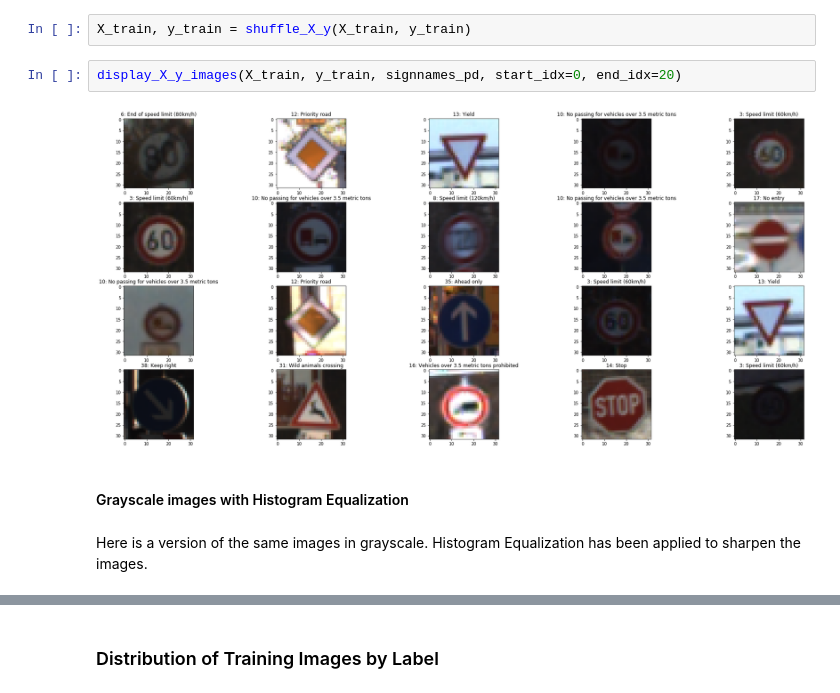
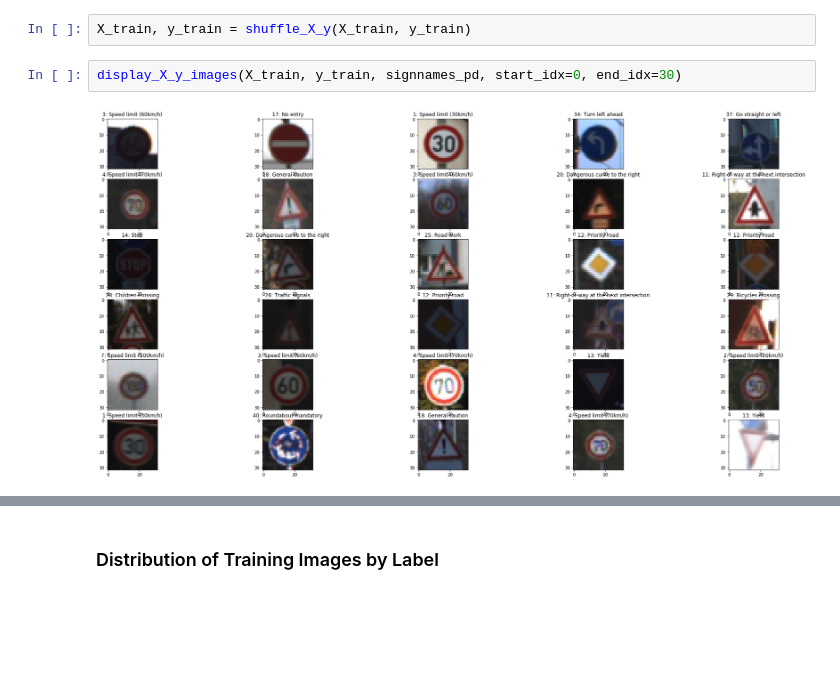
Before and after one commit to ekkus93/CarND-Traffic-Sign-Classifier-Project, a Jupyter notebook: Traffic_Sign_Classifier.ipynb, the cells around one changed output, grey strips where cells are left out. Drawn from its saved outputs; the diff is of its cells as text; blank space fills up the shorter version.

```diff
--- a/Traffic_Sign_Classifier.ipynb
+++ b/Traffic_Sign_Classifier.ipynb
@@ -239,11 +216,6 @@ Here are sample images from the training set.
 # %%
 X_train, y_train = shuffle_X_y(X_train, y_train)
 # %%
-display_X_y_images(X_train, y_train, signnames_pd, start_idx=0, end_idx=20)
+display_X_y_images(X_train, y_train, signnames_pd, start_idx=0, end_idx=30)
 # %% [output]
-[figure, old version]
+[figure, new version]
-# %% [markdown]
-#### Grayscale images with Histogram Equalization
-# %% [markdown]
-Here is a version of the same images in grayscale.  Histogram Equalization has been
-applied to sharpen the images.
```
Also changed, not shown: parts of 41 cells of this notebook.
